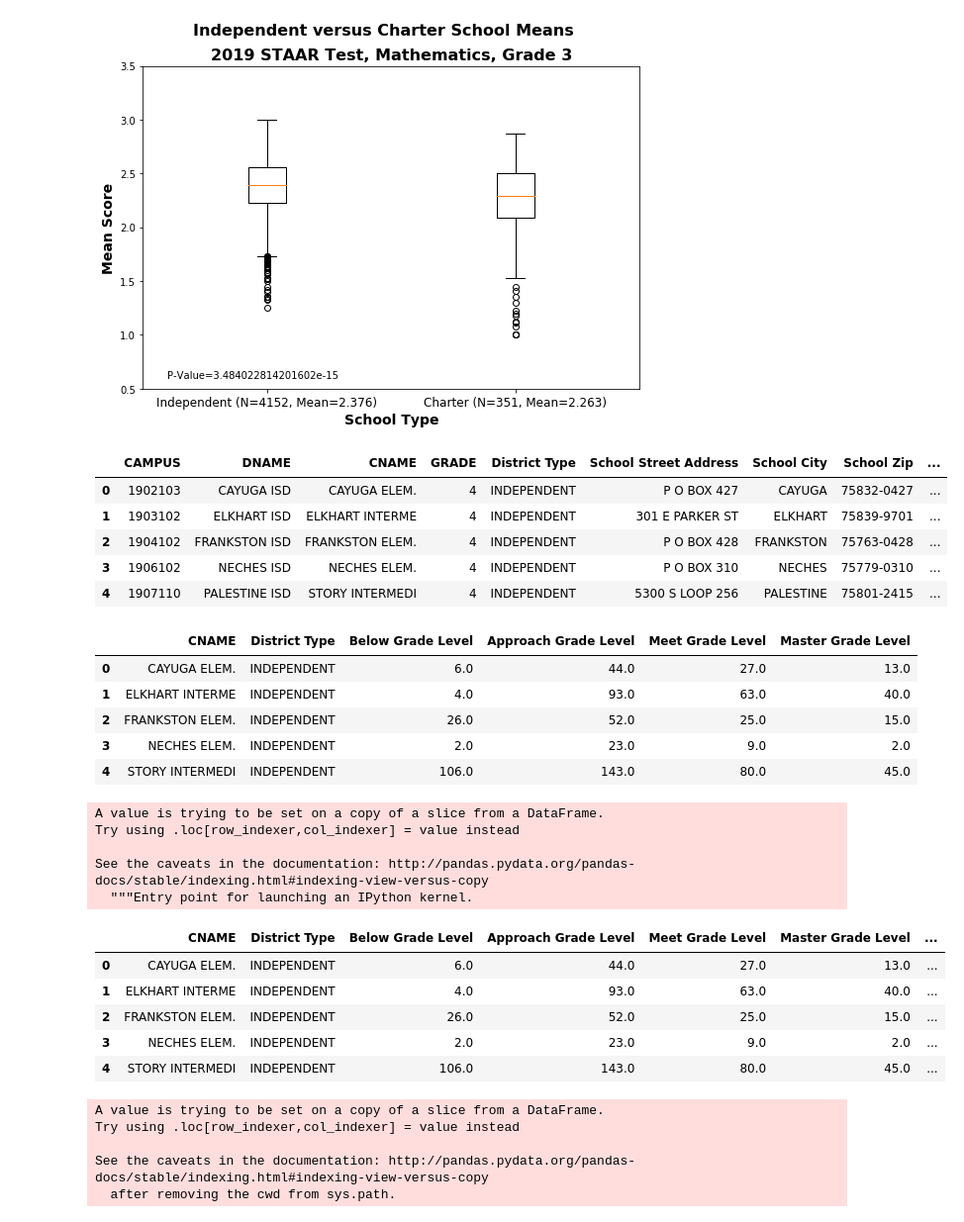
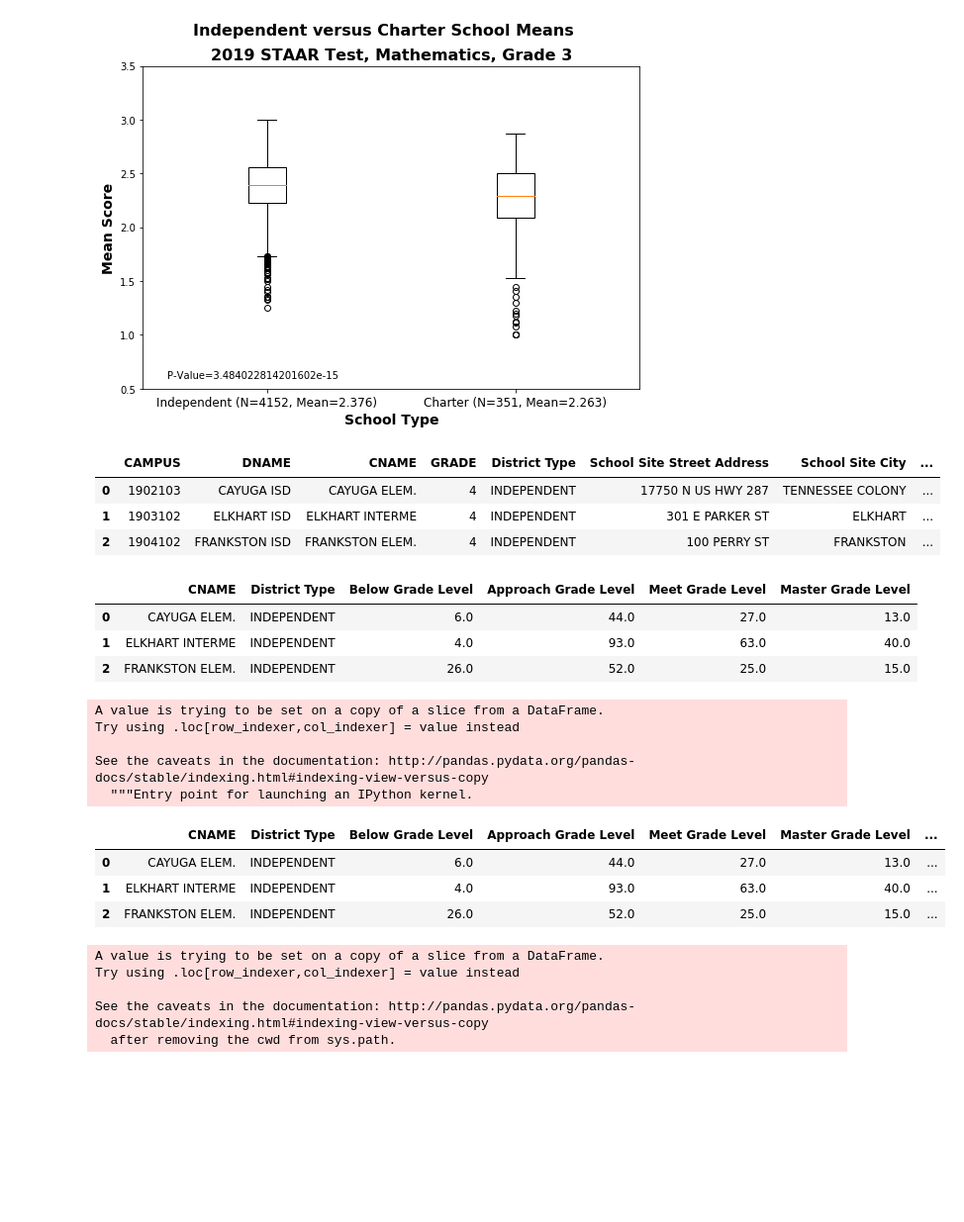
Before and after one commit to jteickholt/Team10Project1_Repo, a Jupyter notebook: notebooks/AllStudentCalcs.ipynb, the cells around one changed output. Shown at 99% size. Cells and saved outputs as stored; diff of their text form; code cells hidden in the pictures; blank space fills up the shorter version.

```diff
--- a/notebooks/AllStudentCalcs.ipynb
+++ b/notebooks/AllStudentCalcs.ipynb
@@ -199,14 +160,12 @@ plt.savefig('../reports/BoxAllStudentsGrade3', dpi=300)
 # %%
 #Import cleaned STAAR data for Grade 4, all students.
 grade4all_df = pd.read_csv('../cleandata/AllStudentsGrade4.csv', header=0)
-grade4all_df.head()
+grade4all_df.head(3)
 # %% [output]
-|  | CAMPUS | DNAME | CNAME | GRADE | District Type | School Street Address | School City | School Zip | ... |
-| 0 | 1902103 | CAYUGA ISD | CAYUGA ELEM. | 4 | INDEPENDENT | P O BOX 427 | CAYUGA | 75832-0427 | ... |
-| 1 | 1903102 | ELKHART ISD | ELKHART INTERME | 4 | INDEPENDENT | 301 E PARKER ST | ELKHART | 75839-9701 | ... |
-| 2 | 1904102 | FRANKSTON ISD | FRANKSTON ELEM. | 4 | INDEPENDENT | P O BOX 428 | FRANKSTON | 75763-0428 | ... |
-| 3 | 1906102 | NECHES ISD | NECHES ELEM. | 4 | INDEPENDENT | P O BOX 310 | NECHES | 75779-0310 | ... |
-| 4 | 1907110 | PALESTINE ISD | STORY INTERMEDI | 4 | INDEPENDENT | 5300 S LOOP 256 | PALESTINE | 75801-2415 | ... |
+|  | CAMPUS | DNAME | CNAME | GRADE | District Type | School Site Street Address | School Site City | ... |
+| 0 | 1902103 | CAYUGA ISD | CAYUGA ELEM. | 4 | INDEPENDENT | 17750 N US HWY 287 | TENNESSEE COLONY | ... |
+| 1 | 1903102 | ELKHART ISD | ELKHART INTERME | 4 | INDEPENDENT | 301 E PARKER ST | ELKHART | ... |
+| 2 | 1904102 | FRANKSTON ISD | FRANKSTON ELEM. | 4 | INDEPENDENT | 100 PERRY ST | FRANKSTON | ... |
 # %%
 grade4mean_df = grade4all_df[['CNAME',
                               'District Type',
@@ -215,17 +174,15 @@ grade4mean_df = grade4all_df[['CNAME',
                               'Meet Grade Level',
                               'Master Grade Level']]
 
-grade4mean_df.head()
+grade4mean_df.head(3)
 # %% [output]
 |  | CNAME | District Type | Below Grade Level | Approach Grade Level | Meet Grade Level | Master Grade Level |
 | 0 | CAYUGA ELEM. | INDEPENDENT | 6.0 | 44.0 | 27.0 | 13.0 |
 | 1 | ELKHART INTERME | INDEPENDENT | 4.0 | 93.0 | 63.0 | 40.0 |
 | 2 | FRANKSTON ELEM. | INDEPENDENT | 26.0 | 52.0 | 25.0 | 15.0 |
-| 3 | NECHES ELEM. | INDEPENDENT | 2.0 | 23.0 | 9.0 | 2.0 |
-| 4 | STORY INTERMEDI | INDEPENDENT | 106.0 | 143.0 | 80.0 | 45.0 |
 # %%
 grade4mean_df['total'] = grade4mean_df.sum(axis=1)
-grade4mean_df.head()
+grade4mean_df.head(3)
 # %% [output]
 A value is trying to be set on a copy of a slice from a DataFrame.
 Try using .loc[row_indexer,col_indexer] = value instead
@@ -236,8 +193,6 @@ See the caveats in the documentation: http://pandas.pydata.org/pandas-docs/stabl
 | 0 | CAYUGA ELEM. | INDEPENDENT | 6.0 | 44.0 | 27.0 | 13.0 | ... |
 | 1 | ELKHART INTERME | INDEPENDENT | 4.0 | 93.0 | 63.0 | 40.0 | ... |
 | 2 | FRANKSTON ELEM. | INDEPENDENT | 26.0 | 52.0 | 25.0 | 15.0 | ... |
-| 3 | NECHES ELEM. | INDEPENDENT | 2.0 | 23.0 | 9.0 | 2.0 | ... |
-| 4 | STORY INTERMEDI | INDEPENDENT | 106.0 | 143.0 | 80.0 | 45.0 | ... |
 # %%
 grade4mean_df['mean'] = (grade4mean_df['Below Grade Level']*1 +
                          grade4mean_df['Approach Grade Level']*2 +
```
Also changed, not shown: parts of 14 cells of this notebook, 3 other files.
